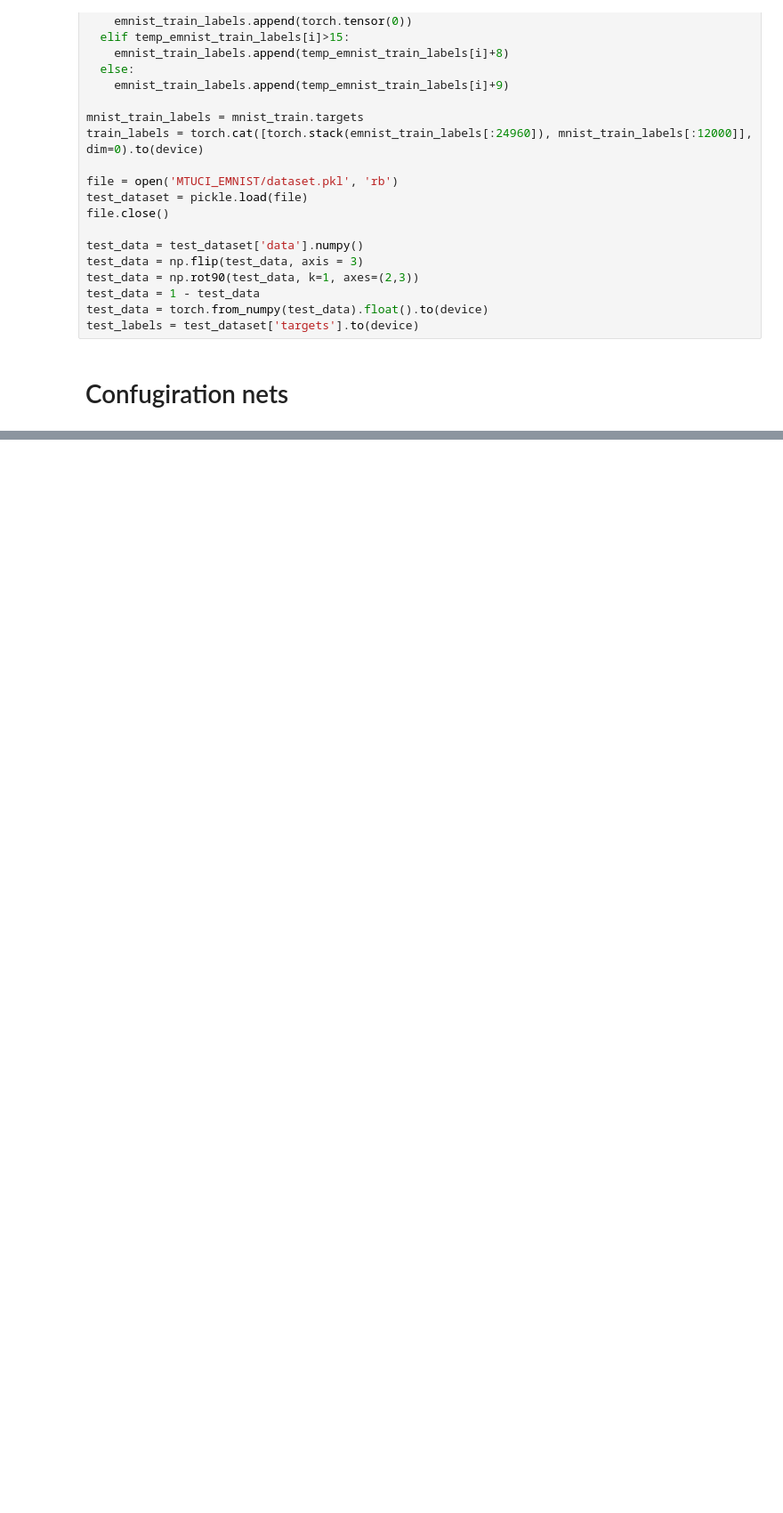
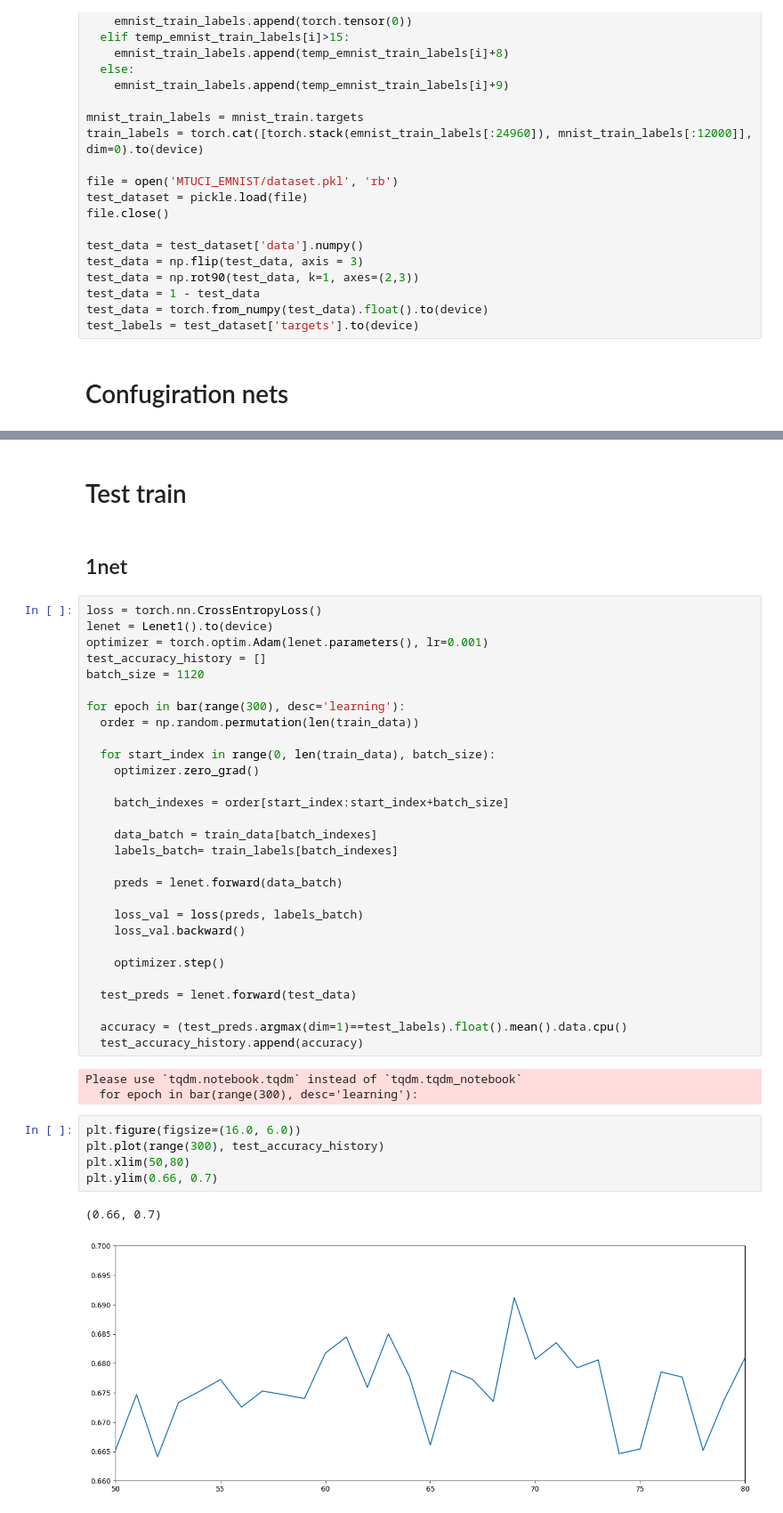
Before and after one commit to KORALLLL/MTUCI_EMNIST, a Jupyter notebook: notebooks/week2/ResearchOfDifferentConvLayers.ipynb, the cells around one changed output, grey strips where cells are left out. Shown at 89% size. Saved outputs shown, nothing was run; the diff lists cells and outputs as text; blank space fills up the shorter version.

```diff
--- a/notebooks/week2/ResearchOfDifferentConvLayers.ipynb
+++ b/notebooks/week2/ResearchOfDifferentConvLayers.ipynb
@@ -978,0 +1277,44 @@ class Lenet1(torch.nn.Module):
+# %% [markdown]
+# Test train
+# %% [markdown]
+## 1net
+# %%
+loss = torch.nn.CrossEntropyLoss()
+lenet = Lenet1().to(device)
+optimizer = torch.optim.Adam(lenet.parameters(), lr=0.001)
+test_accuracy_history = []
+batch_size = 1120
+
+for epoch in bar(range(300), desc='learning'):
+  order = np.random.permutation(len(train_data))
+
+  for start_index in range(0, len(train_data), batch_size):
+    optimizer.zero_grad()
+
+    batch_indexes = order[start_index:start_index+batch_size]
+
+    data_batch = train_data[batch_indexes]
+    labels_batch= train_labels[batch_indexes]
+
+    preds = lenet.forward(data_batch)
+
+    loss_val = loss(preds, labels_batch)
+    loss_val.backward()
+
+    optimizer.step()
+
+  test_preds = lenet.forward(test_data)
+
+  accuracy = (test_preds.argmax(dim=1)==test_labels).float().mean().data.cpu()
+  test_accuracy_history.append(accuracy)
+# %% [output]
+Please use `tqdm.notebook.tqdm` instead of `tqdm.tqdm_notebook`
+  for epoch in bar(range(300), desc='learning'):
+# %%
+plt.figure(figsize=(16.0, 6.0))
+plt.plot(range(300), test_accuracy_history)
+plt.xlim(50,80)
+plt.ylim(0.66, 0.7)
+# %% [output]
+(0.66, 0.7)
+[figure, added]
```
Also changed, not shown: parts of 33 cells of this notebook.
